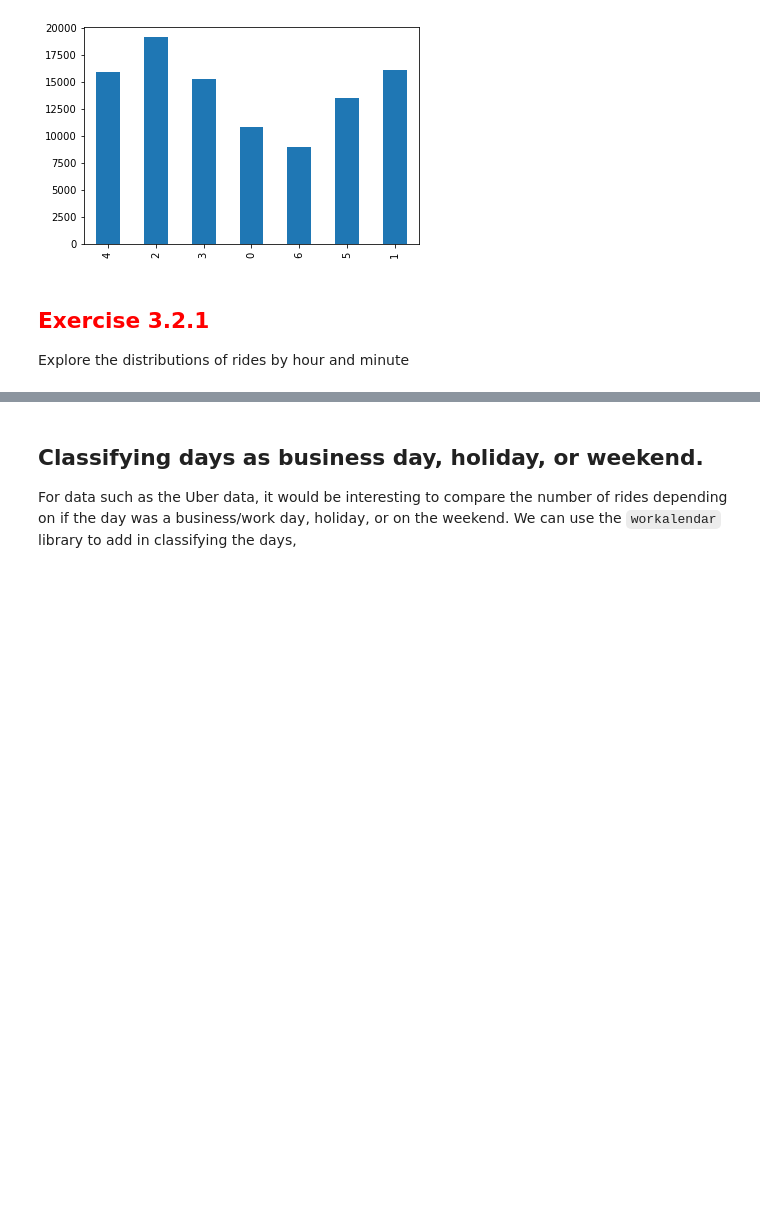
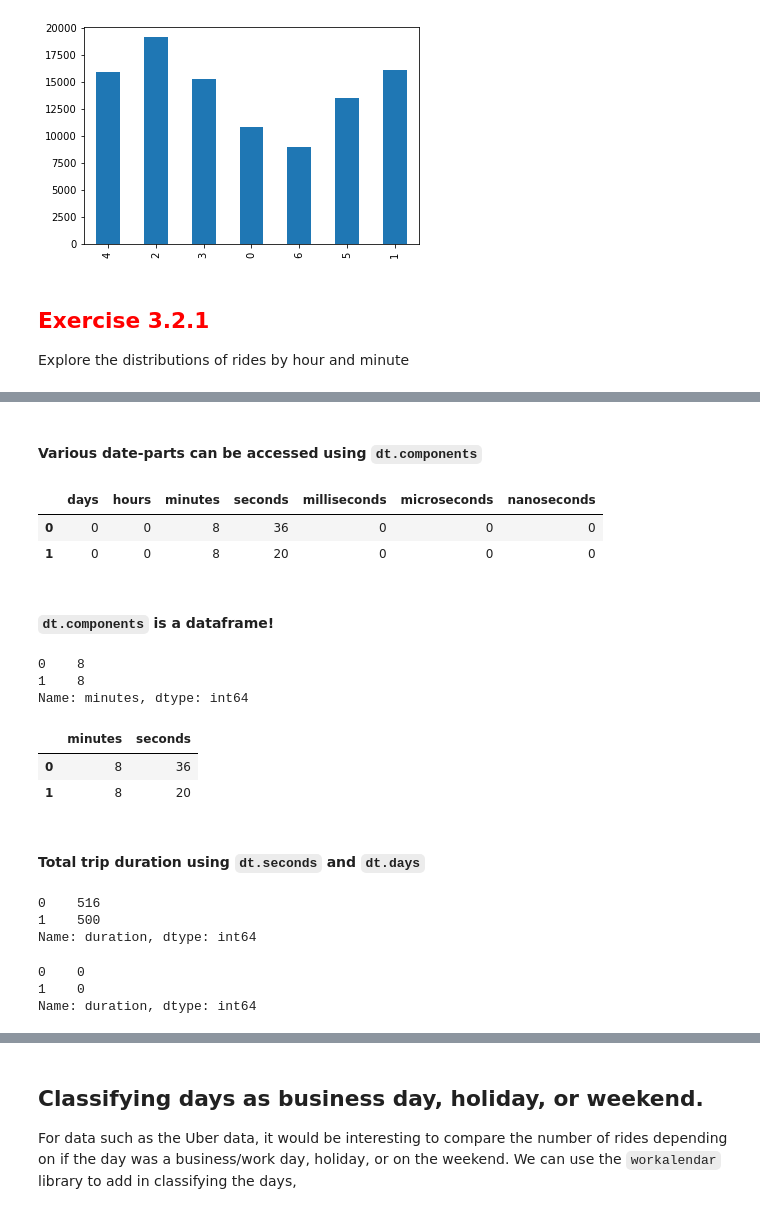
Before and after one commit to samwooden/module3_more_about_mutate, a Jupyter notebook: 3_2_working_with_dates.ipynb, the cells around one changed output, grey strips where cells are left out. Drawn from its saved outputs; the diff is of its cells as text; code cells hidden in the pictures; blank space fills up the shorter version.

```diff
--- a/3_2_working_with_dates.ipynb
+++ b/3_2_working_with_dates.ipynb
@@ -247,0 +332,38 @@ Explore the distributions of rides by hour and minute
+# %% [markdown]
+#### Various date-parts can be accessed using `dt.components`
+# %%
+bike_data_w_delta.duration.dt.components.head(2)
+# %% [output]
+|  | days | hours | minutes | seconds | milliseconds | microseconds | nanoseconds |
+| 0 | 0 | 0 | 8 | 36 | 0 | 0 | 0 |
+| 1 | 0 | 0 | 8 | 20 | 0 | 0 | 0 |
+# %% [markdown]
+####  `dt.components` is a dataframe!
+# %%
+bike_data_w_delta.duration.dt.components.minutes.head(2)
+# %% [output]
+0    8
+1    8
+Name: minutes, dtype: int64
+# %%
+(bike_data_w_delta.duration.dt.components
+ >> select('minutes', 'seconds')
+ >> head(2))
+# %% [output]
+|  | minutes | seconds |
+| 0 | 8 | 36 |
+| 1 | 8 | 20 |
+# %% [markdown]
+#### Total trip duration using `dt.seconds` and `dt.days`
+# %%
+bike_data_w_delta.duration.dt.seconds.head(2) #Rounded down to closest second
+# %% [output]
+0    516
+1    500
+Name: duration, dtype: int64
+# %%
+bike_data_w_delta.duration.dt.days.head(2) #Rounded down to closest day
+# %% [output]
+0    0
+1    0
+Name: duration, dtype: int64
```
Also changed, not shown: parts of 24 cells of this notebook.
